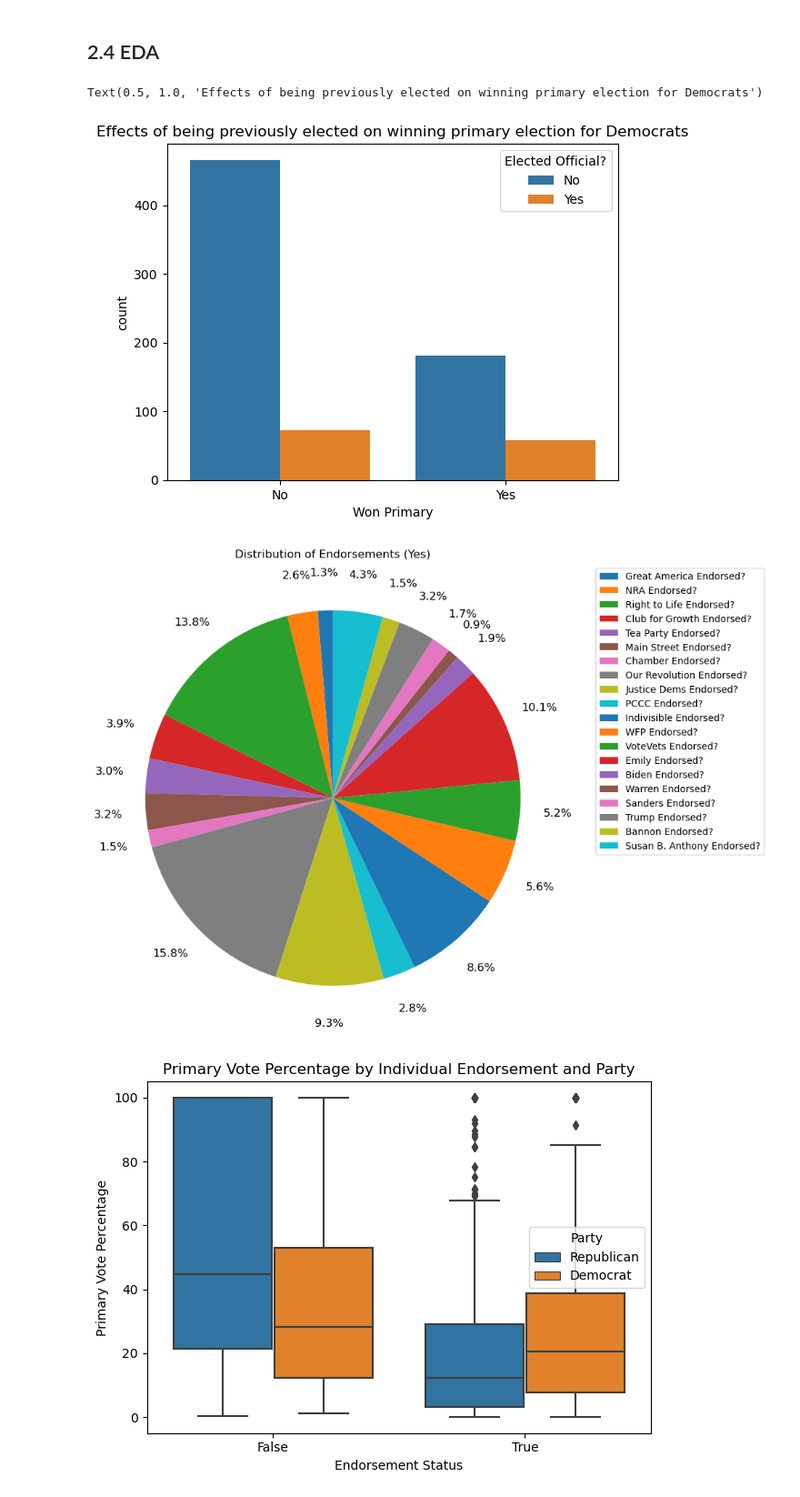
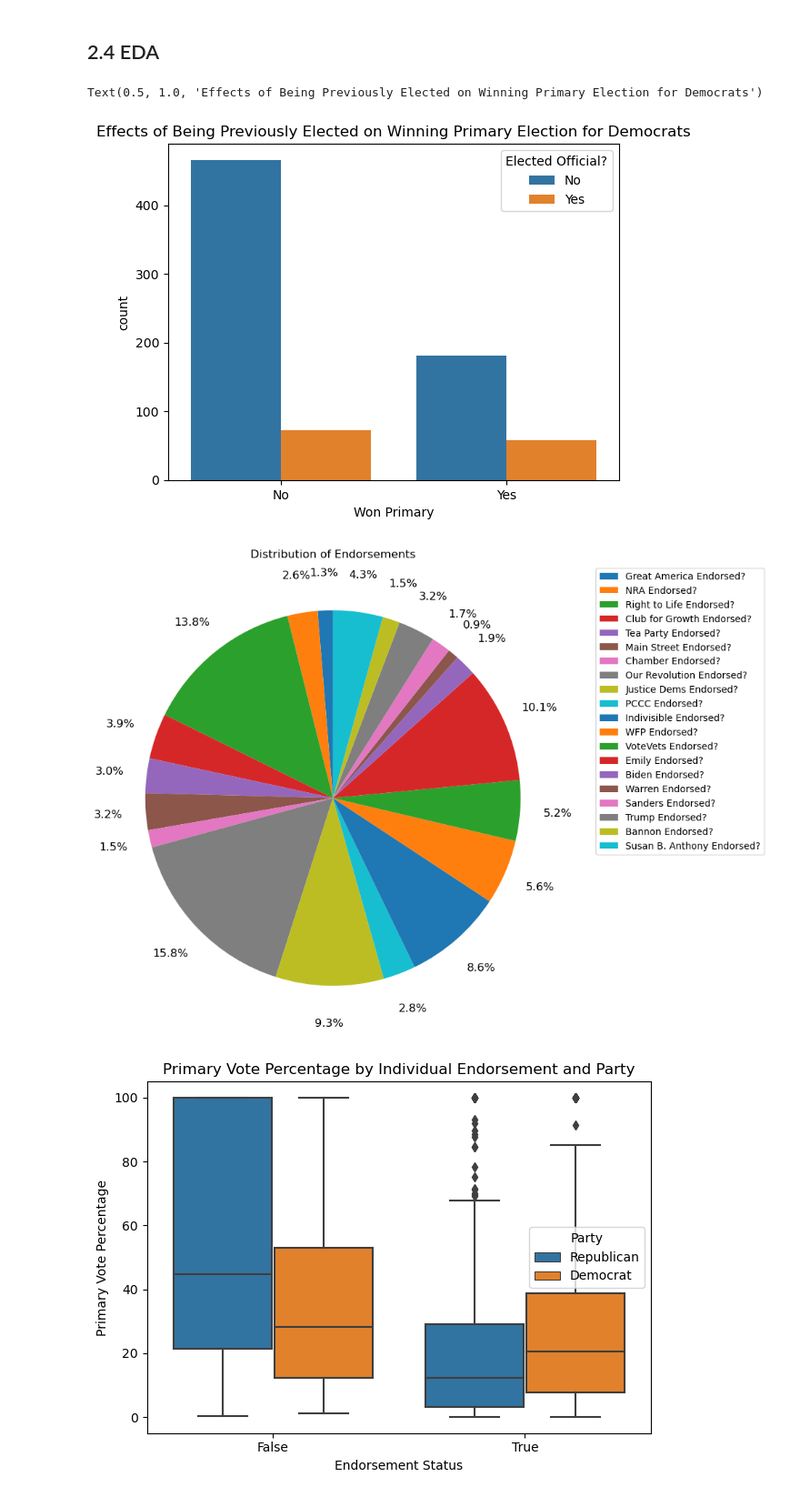
Before and after one commit to daekwon0/data102proj, a Jupyter notebook: data102_finproj_g23.ipynb, the cells around one changed output. Shown: that part at 91% size. Cells and saved outputs as stored; diff of their text form; code cells hidden in the pictures.

```diff
--- a/data102_finproj_g23.ipynb
+++ b/data102_finproj_g23.ipynb
@@ -111,10 +111,10 @@ candidate_2018.head()
 # %%
 #relationship between Elected Official? and Won Primary
 sns.countplot(data = dem, x = 'Won Primary', hue = 'Elected Official?')
-plt.title('Effects of being previously elected on winning primary election for Democrats')
+plt.title('Effects of Being Previously Elected on Winning Primary Election for Democrats')
 # %% [output]
-Text(0.5, 1.0, 'Effects of being previously elected on winning primary election for Democrats')
+Text(0.5, 1.0, 'Effects of Being Previously Elected on Winning Primary Election for Democrats')
-[figure, old version]
+[figure, new version]
 # %%
 endorsement_columns = [
     "Great America Endorsed?", "NRA Endorsed?", "Right to Life Endorsed?",
@@ -131,10 +131,10 @@ endorsement_counts = endorsement_counts[endorsement_counts > 0]
 plt.figure(figsize=(15,9))
 plt.pie(endorsement_counts, pctdistance=1.2, autopct='%1.1f%%', startangle=90, textprops={'fontsize':12}, labeldistance=0.1)
 plt.legend(endorsement_columns, bbox_to_anchor=(1.05,1), loc='upper left')
-plt.title("Distribution of Endorsements (Yes)")
+plt.title("Distribution of Endorsements")
 plt.show()
 # %% [output]
-[figure, old version]
+[figure, new version]
 # %%
 # Republican vs Democrat differences in Primary % with or without endorsement(categorial)
 
```
Also changed, not shown: parts of 1 cell of this notebook.
